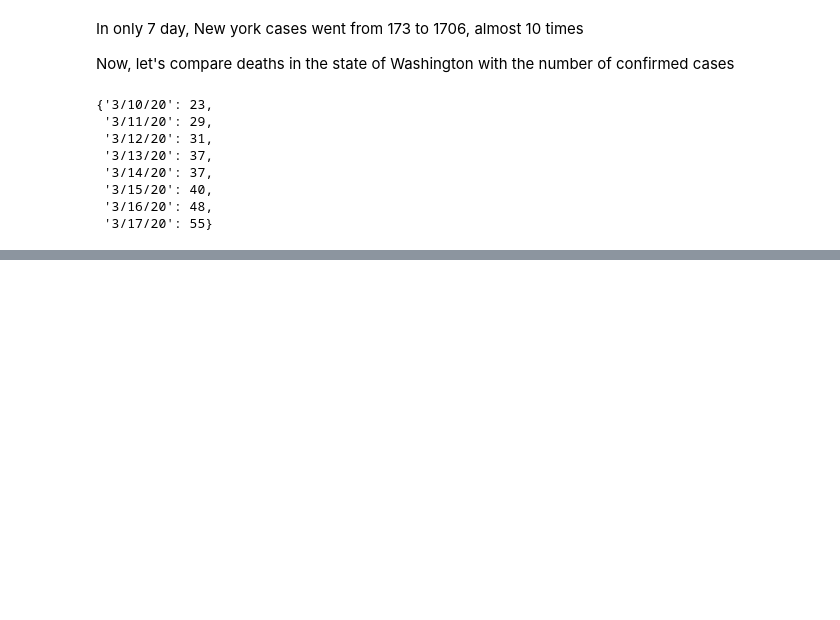
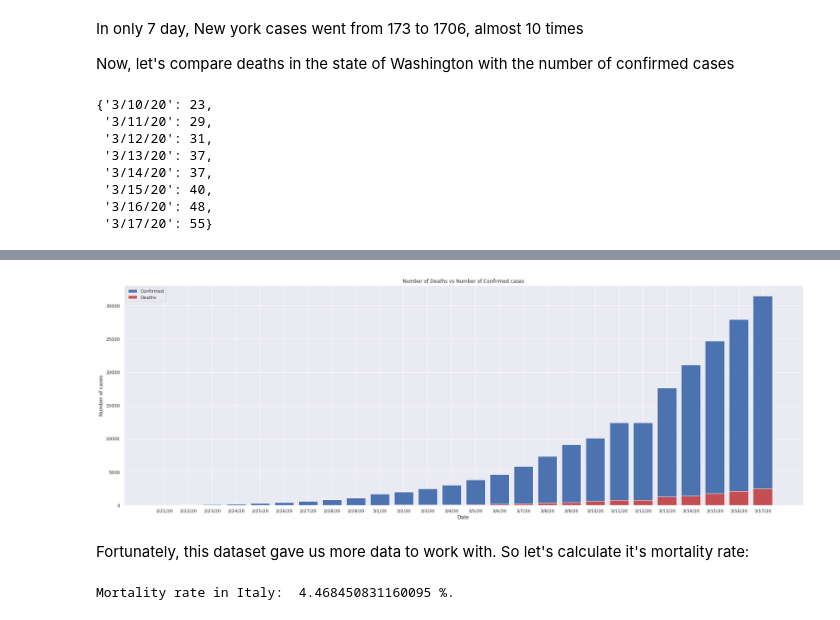
Before and after one commit to mateuskb/covid-19, a Jupyter notebook: Covid-19 analysis.ipynb, the cells around one changed output, grey strips where cells are left out. Drawn from its saved outputs; the diff is of its cells as text; code cells hidden in the pictures; blank space fills up the shorter version.

```diff
--- a/Covid-19 analysis.ipynb
+++ b/Covid-19 analysis.ipynb
@@ -338,0 +337,3 @@ $
+# %%
+ITALY_death_df = death_df.loc[death_df['Country/Region']=='Italy']
+ITALY_death_df.head()
@@ -338,0 +348,8 @@ $
+# %%
+full_dates = full_dates[-26:]
+cases_italy = {}
+for date in full_dates:
+    value = ITALY_confirmed_df[date].values[0]
+    if value != 0:
+        cases_italy[date] = value
+cases_italy
@@ -338,0 +374,8 @@ $
+# %%
+legend = ['Confirmed', 'Deaths']
+deaths_italy = {}
+for date in full_dates:
+        value = ITALY_death_df[date].values[0]
+        if value != 0:
+            deaths_italy[date] = value
+deaths_italy
@@ -338,0 +400,45 @@ $
+# %%
+plt.figure(figsize=(30,10))
+
+# Confirmed bar
+lists = cases_italy.items()
+
+try:
+    x, y = zip(*lists)
+except:
+    pass
+
+plt.bar(x, y)
+
+
+# Death bar
+lists = deaths_italy.items()
+try:
+    xx, yy = zip(*lists)
+except:
+    pass
+plt.bar(xx, yy, color='r')
+
+#Set descriptions:
+plt.title("Number of Deaths vs Number of Confirmed cases")
+plt.ylabel('Number of cases')
+plt.xlabel('Date')
+plt.legend(legend)
+
+plt.show()
+# %% [output]
+[figure, added]
+# %% [markdown]
+Fortunately, this dataset gave us more data to work with.
+So let's calculate it's mortality rate:
+# %%
+avg = 0
+total_avg = 0
+for i in range(len(list(y))):
+    avg = yy[i]/ y[i]
+    total_avg += avg
+
+total_avg /= len(list(y))
+print('Mortality rate in Italy: ', total_avg*100, '%.')
+# %% [output]
+Mortality rate in Italy:  4.468450831160095 %.
```
Also changed, not shown: parts of 20 cells of this notebook.
